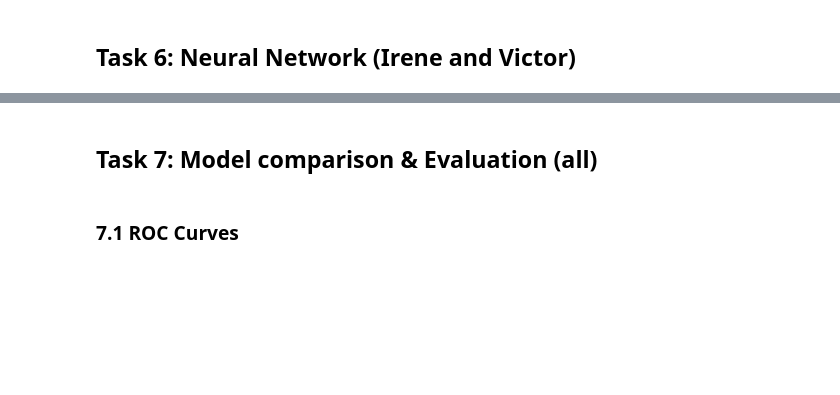
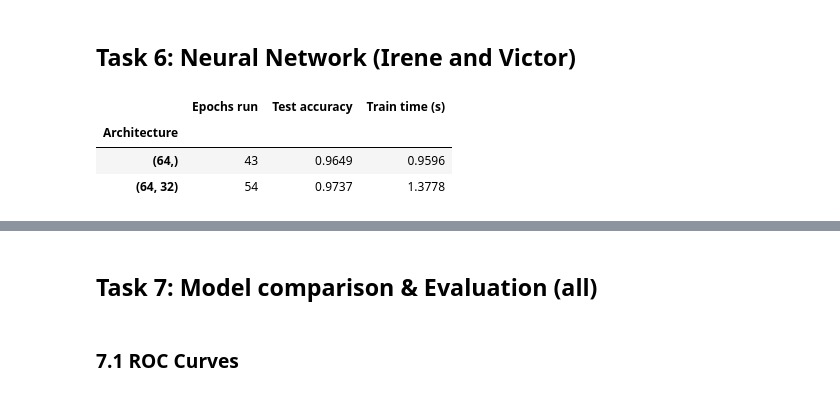
Before and after one commit to harasarahh/machine-learning-projects, a Jupyter notebook: SupervisedLearning/ML_assignment2.ipynb, the cells around one changed output, grey strips where cells are left out. Cells and saved outputs as stored; diff of their text form; code cells hidden in the pictures; blank space fills up the shorter version.

```diff
--- a/SupervisedLearning/ML_assignment2.ipynb
+++ b/SupervisedLearning/ML_assignment2.ipynb
@@ -1002,2 +1012,60 @@ SVM results saved to shared dictionary:
 # %% [markdown]
 ## Task 6: Neural Network (Irene and Victor)
+# %%
+#imports
+from sklearn.neural_network import MLPClassifier
+from sklearn.metrics import (
+    accuracy_score, f1_score, roc_auc_score, roc_curve,
+    classification_report, confusion_matrix, ConfusionMatrixDisplay
+)
+import time
+
+# defininig hidden-layer architectures to compare
+architectures = {
+    "(64,)":     (64,),
+    "(64, 32)":   (64, 32),
+}
+
+# train  architecture and store loss curves and validation scores
+arch_results = {}
+
+for name, layers in architectures.items():
+    mlp = MLPClassifier(
+        hidden_layer_sizes=layers,
+        activation='relu',
+        solver='adam',
+        max_iter=300,
+        early_stopping=True,
+        validation_fraction=0.1,
+        n_iter_no_change=20, # stop if val score does not improve for 20 epochs
+        random_state=RANDOM_STATE
+    )
+
+    t0 = time.time()
+    mlp.fit(X_train_scaled, y_train)
+    train_time = time.time() - t0
+
+    # store everything we need to plot and to pick the best architecture
+    arch_results[name] = {
+        "model":             mlp,
+        "loss_curve":        mlp.loss_curve_,
+        "val_scores":        mlp.validation_scores_,
+        "n_epochs":          len(mlp.loss_curve_),
+        "test_accuracy":     mlp.score(X_test_scaled, y_test),
+        "train_time":        train_time,
+    }
+
+# summary table
+arch_summary = pd.DataFrame({
+    "Architecture":   list(arch_results.keys()),
+    "Epochs run":     [arch_results[k]["n_epochs"]      for k in arch_results],
+    "Test accuracy":  [round(arch_results[k]["test_accuracy"], 4) for k in arch_results],
+    "Train time (s)": [round(arch_results[k]["train_time"],    4) for k in arch_results],
+}).set_index("Architecture")
+
+arch_summary
+# %% [output]
+|  | Epochs run | Test accuracy | Train time (s) |
+| Architecture |  |  |  |
+| (64,) | 43 | 0.9649 | 0.9596 |
+| (64, 32) | 54 | 0.9737 | 1.3778 |
```
Also changed, not shown: parts of 25 cells of this notebook.
